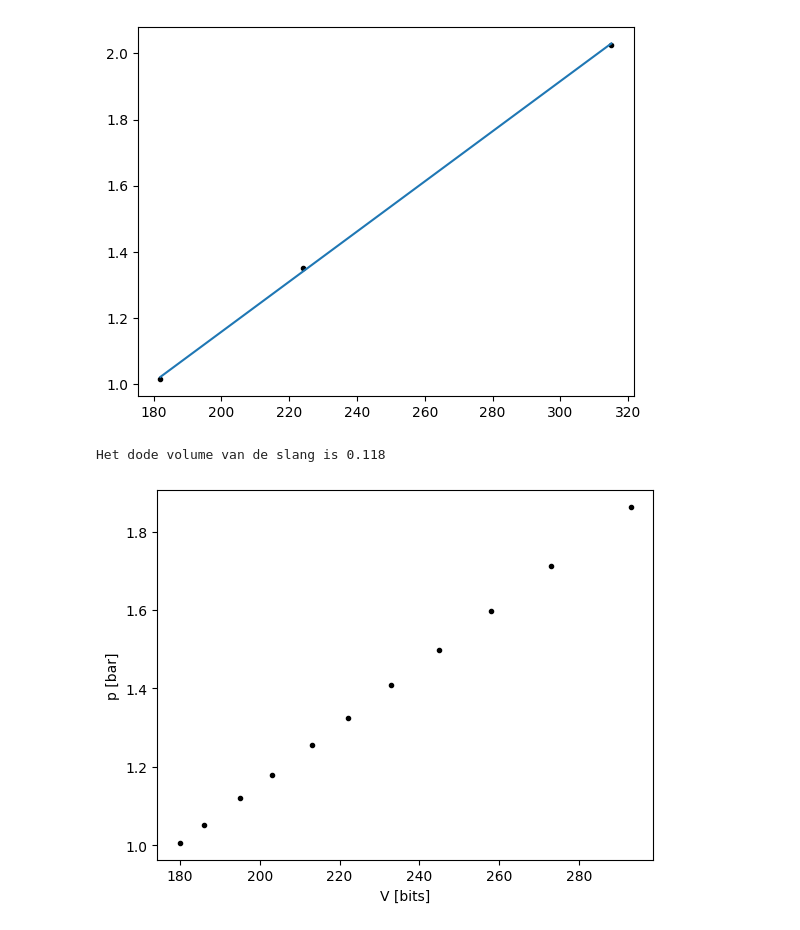
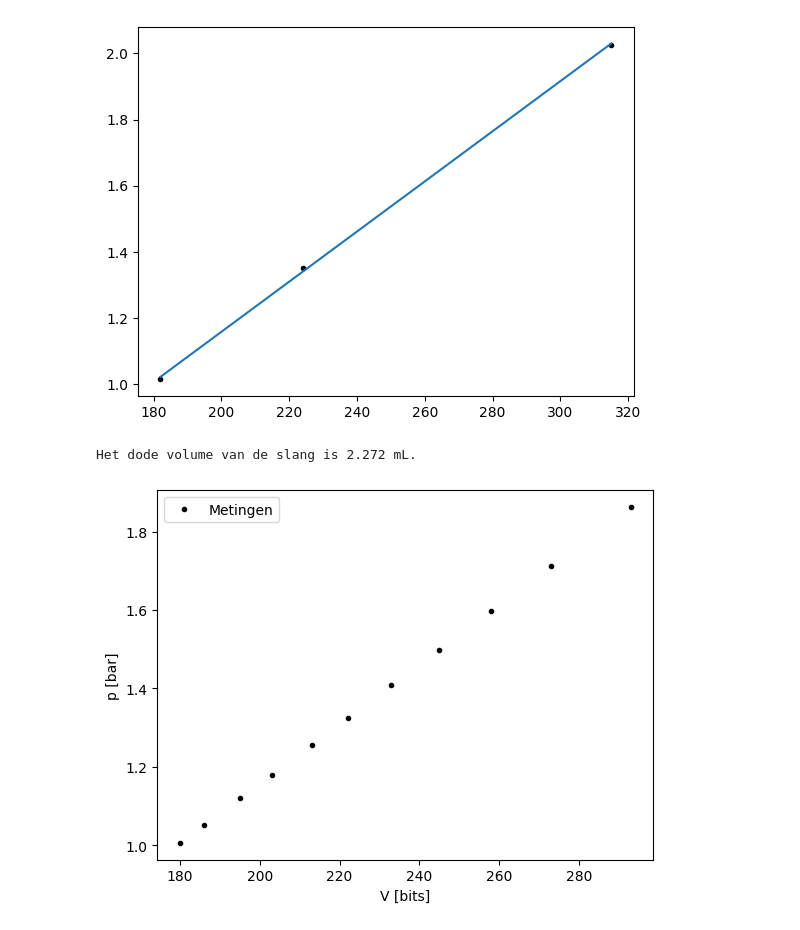
Before and after one commit to thaak123/19, a Jupyter notebook: Content/Labs/druksensorijken.ipynb, the cells around one changed output. Cells and saved outputs as stored; diff of their text form; code cells hidden in the pictures.

```diff
--- a/Content/Labs/druksensorijken.ipynb
+++ b/Content/Labs/druksensorijken.ipynb
@@ -101,26 +108,28 @@ a = 0.008, b = -0.360
 # %%
 # Deel 2
 # Parameters
 p1 = 1.01325 #bar
 V1 = 40 #ml
 
 def press(bits):
     return a * bits + b
 
 Vol = np.array([40,38,36,34,32,30,28,26,24,22,20])
 bits = np.array([180,186,195,203,213,222,233,245,258,273,293])
 p = press(bits)
 
-V_slang = (Vol * p - V1 * p1)/(p1 - p)
+V_slang_arr = (Vol[1:] * p[1:] - Vol[0] * p[0])/(p[0] - p[1:])
+V_slang = np.mean(V_slang_arr)
 
-V_dood = np.mean(V_slang)
-print("Het dode volume van de slang is %.3f" %(V_dood))
+print("Het dode volume van de slang is %.3f mL." %(V_slang))
 
 plt.figure()
-plt.plot(bits, p, 'k.')
+plt.plot(bits, p, 'k.', label="Metingen")
+plt.plot()
 plt.xlabel("V [bits]")
 plt.ylabel("p [bar]")
+plt.legend()
 plt.show()
 # %% [output]
-Het dode volume van de slang is 0.118
+Het dode volume van de slang is 2.272 mL.
-[figure, old version]
+[figure, new version]
```
Also changed, not shown: parts of 2 cells of this notebook.
